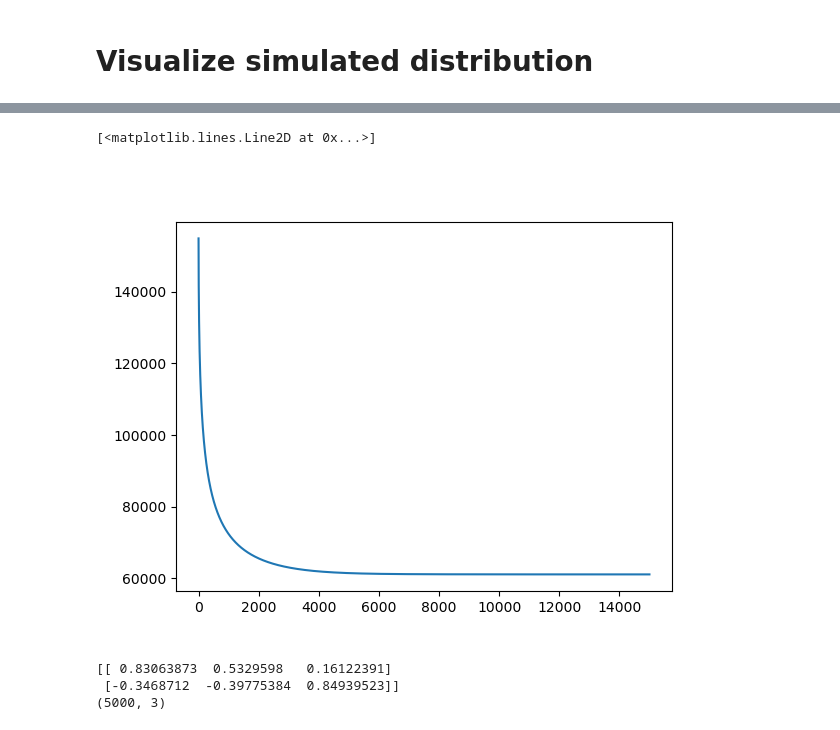
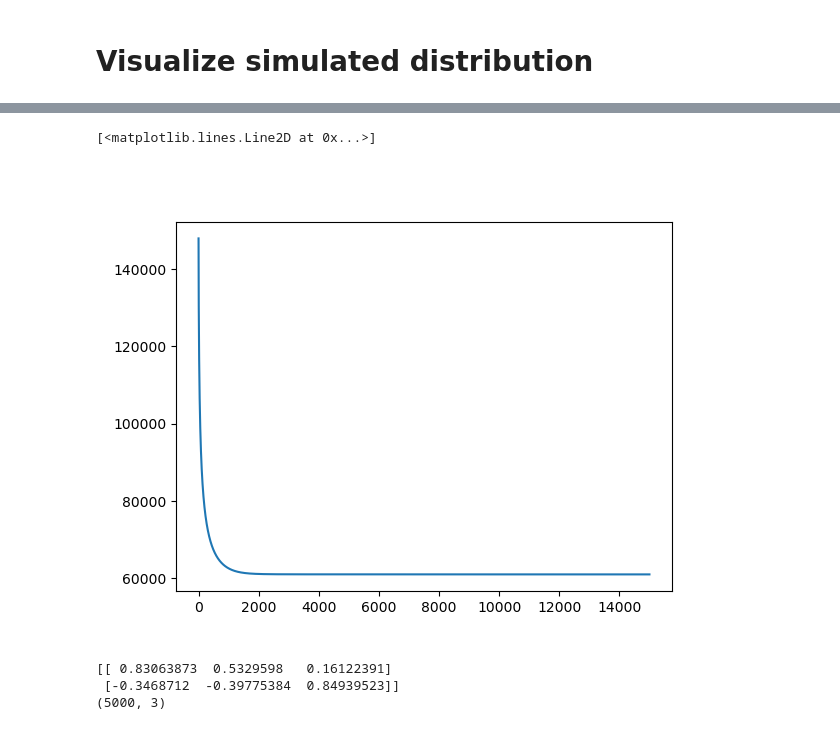
Before and after one commit to BrysonGray/fibermetric, a Jupyter notebook: notebooks/apsym_kmeans_testing.ipynb, the cells around one changed output, grey strips where cells are left out. Saved outputs shown, nothing was run; the diff lists cells and outputs as text; code cells hidden in the pictures.

```diff
--- a/notebooks/apsym_kmeans_testing.ipynb
+++ b/notebooks/apsym_kmeans_testing.ipynb
@@ -223,26 +223,26 @@ with open('sphere.txt', 'w') as f:
 # %%
 n_pts = 128
 theta = np.pi - np.random.rand(n_pts)
 phi = 2 * np.pi - np.random.rand(n_pts)
 hsph_initial = HemiSphere(theta=theta, phi=phi)
-hsph_updated, potential = disperse_charges(hsph_initial,15000, const=0.2)
+hsph_updated, potential = disperse_charges(hsph_initial,15000, const=0.5)
 
 vertices = hsph_updated.vertices
 # values = np.ones(vertices.shape[0])
 # bvecs = np.vstack((vertices))
 # bvals = np.hstack((bvalue * values))
 # # add some b=0 bvals/bvecs
 # bvecs = np.insert(bvecs, (0,bvecs.shape[0]), np.array([0,0,0]), axis = 0)
 # bvals = np.insert(bvals, (0, bvals.shape[0]), 0)
 
 # gtab = gradient_table(bvals, bvecs)
 sph_gtab = Sphere(xyz=np.vstack((vertices,-vertices)))
 
 plt.figure()
 plt.plot(potential)
 # %% [output]
 [<matplotlib.lines.Line2D at 0x...>]
-[figure, old version]
+[figure, new version]
 # %%
 # count the number of angles closest to each vertex
 j=0
```
Also changed, not shown: parts of 3 cells of this notebook, 8 other files.
